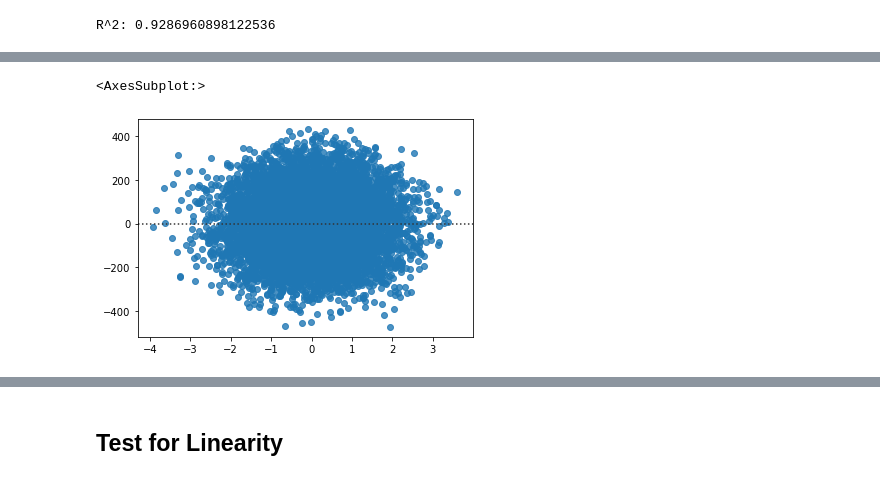
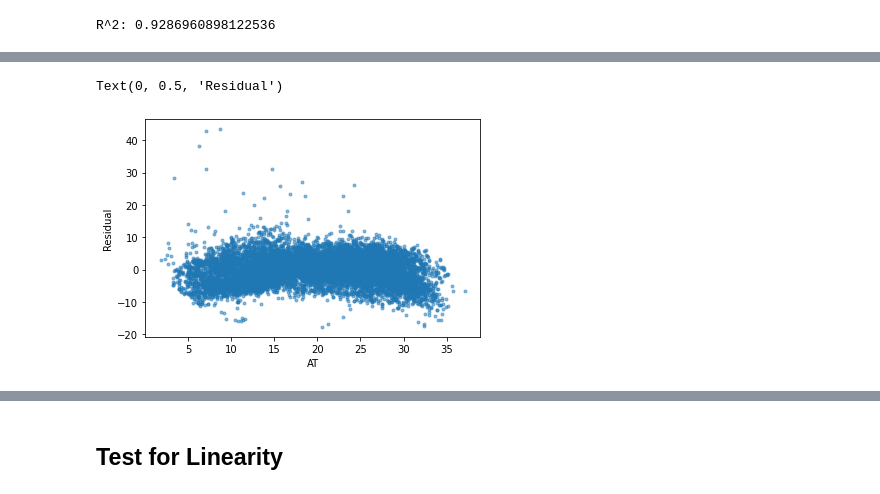
Before and after one commit to nafisa-samia/Using-Regression-Algorithm-Combined-Cycle-Power-Plant-Energy-Prediction, a Jupyter notebook: Combined_Cycle_Power_Plant_Regression.ipynb, the cells around one changed output, grey strips where cells are left out. Saved outputs shown, nothing was run; the diff lists cells and outputs as text; code cells hidden in the pictures.

```diff
--- a/Combined_Cycle_Power_Plant_Regression.ipynb
+++ b/Combined_Cycle_Power_Plant_Regression.ipynb
@@ -144,5 +192,8 @@ R^2: 0.9286960898122536
 # %%
-sns.residplot(linear_X[:,0],linear_y)
+residuals = ccpp_model.predict(X) - df.PE
+plt.plot(df.AT, residuals, ".", alpha=0.5)
+plt.xlabel("AT")
+plt.ylabel("Residual")
 # %% [output]
-<AxesSubplot:>
+Text(0, 0.5, 'Residual')
-[figure, old version]
+[figure, new version]
```
Also changed, not shown: parts of 92 cells of this notebook.
